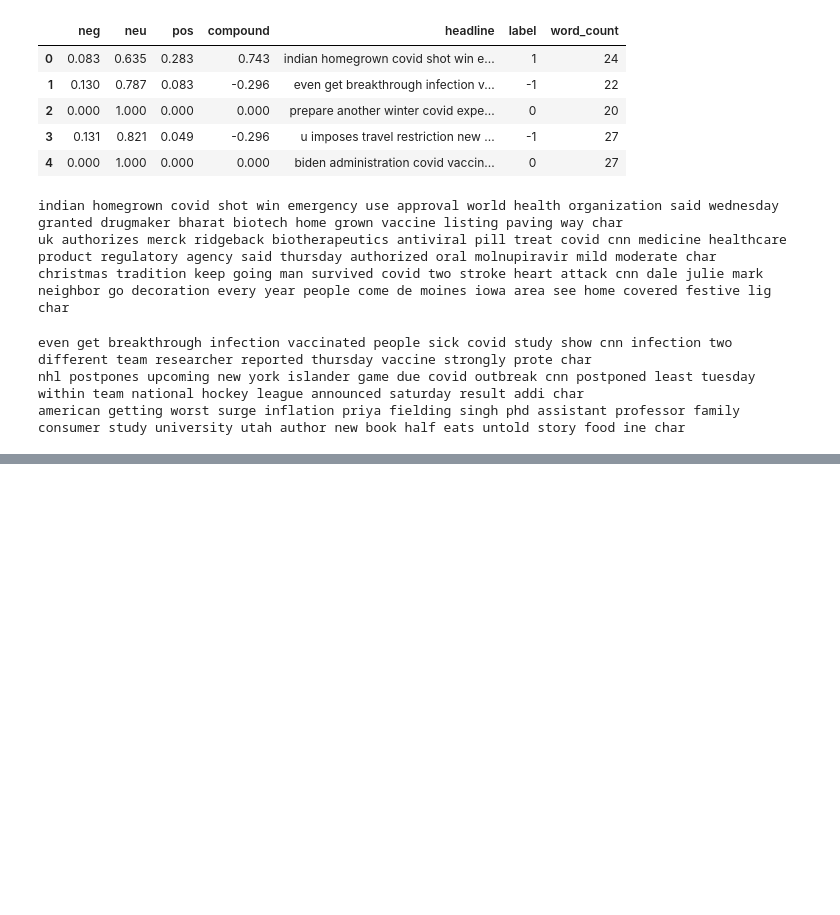
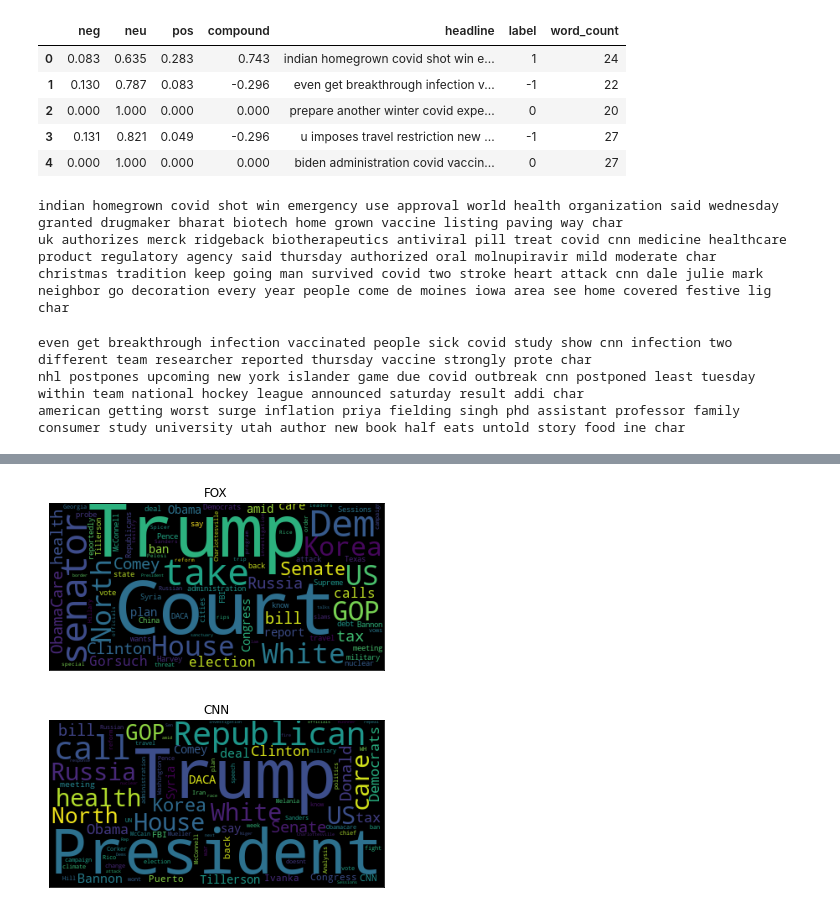
Before and after one commit to alexander-paskal/news-bias-analysis, a Jupyter notebook: plotting_notebook.ipynb, the cells around one changed output, grey strips where cells are left out. Saved outputs shown, nothing was run; the diff lists cells and outputs as text; code cells hidden in the pictures; blank space fills up the shorter version.

```diff
--- a/plotting_notebook.ipynb
+++ b/plotting_notebook.ipynb
@@ -527,0 +532,3 @@ NotADirectoryError: [Errno 20] Not a directory: '/Users/lithplus/Documents/news-
+# %%
+for word in ["first", "says", "said", "new"]:
+    STOPWORDS.add(word)
@@ -527,0 +580,43 @@ NotADirectoryError: [Errno 20] Not a directory: '/Users/lithplus/Documents/news-
+# %%
+# Fox and CNN articles
+
+nela.organizations("FOX NEWS")
+fox_articles = nela.list()
+
+nela.organizations("CNN")
+cnn_articles = nela.list()
+# %%
+# title wordclouds, takes about a minute
+title_words = []
+for article in fox_articles:
+    title_words.extend(preprocess(article.title))
+c = Counter(title_words)
+words = Counter({k: v for k, v in c.items() if k.lower() not in STOPWORDS})
+fox_words = [count[0] for count in words.most_common()[:100]]
+
+
+title_words = []
+for article in cnn_articles:
+    title_words.extend(preprocess(article.title))
+c = Counter(title_words)
+words = Counter({k: v for k, v in c.items() if k.lower() not in STOPWORDS})
+cnn_words = [count[0] for count in words.most_common()[:100]]
+def plot_org_cloud(org_words, title):
+    '''
+    given the words of an orginzation, plot the words.
+    Input: orgrwords, list
+           title: str
+    Output: None
+    '''
+    ax = plt.axes()
+    wordcloud(" ".join(org_words), ax=ax)
+    ax.get_xaxis().set_ticks([])
+    ax.get_yaxis().set_ticks([])
+    ax.set_title(title)
+    plt.show()
+# %%
+plot_org_cloud(fox_words, 'FOX')
+plot_org_cloud(cnn_words, 'CNN')
+# %% [output]
+[figure, added]
+[figure, added]
```
Also changed, not shown: parts of 38 cells of this notebook.
